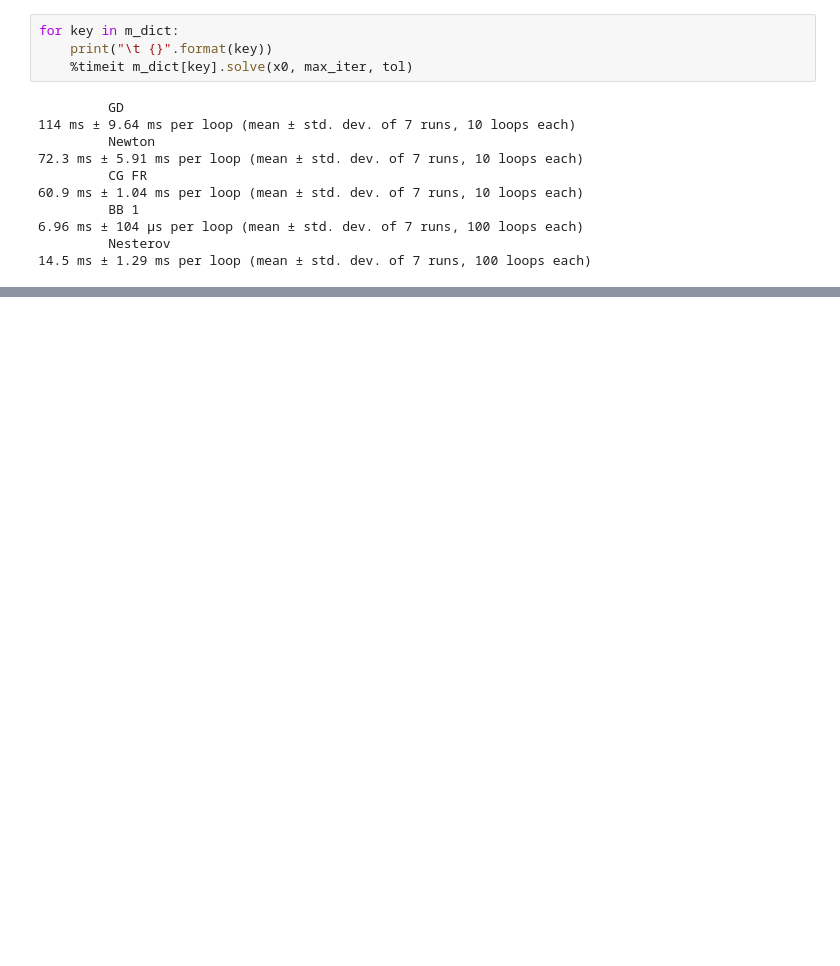
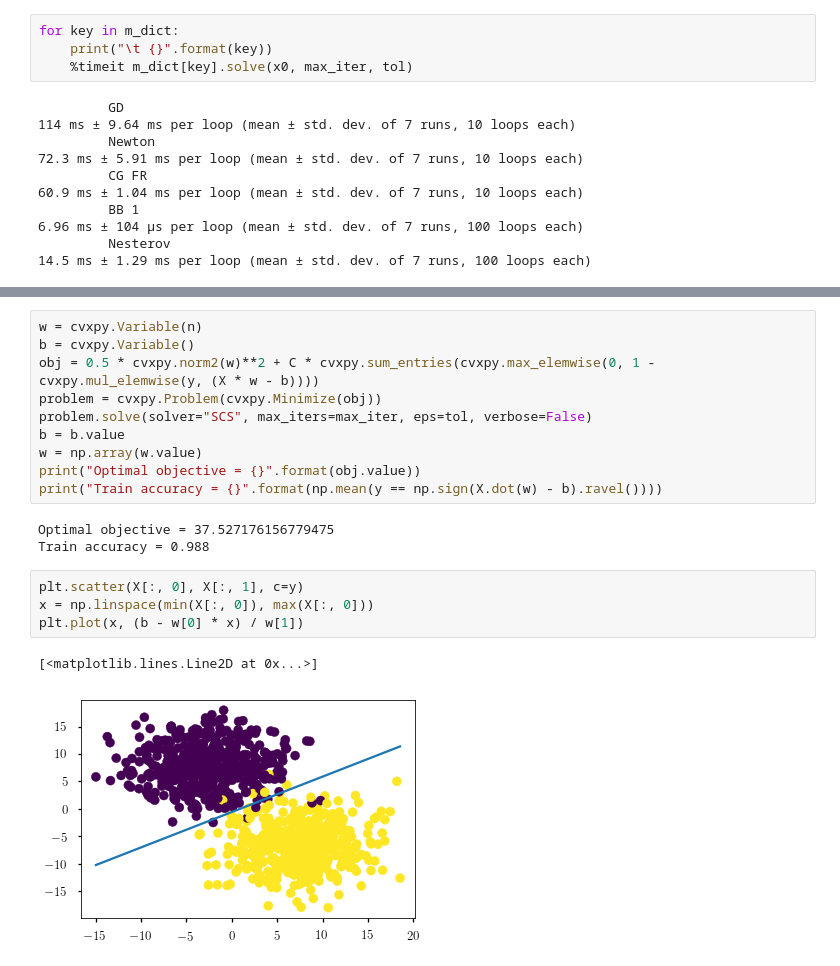
Before and after one commit to amkatrutsa/liboptpy, a Jupyter notebook: demo_unconstr_solvers.ipynb, the cells around one changed output, grey strips where cells are left out. Cells and saved outputs as stored; diff of their text form; blank space fills up the shorter version.

```diff
--- a/demo_unconstr_solvers.ipynb
+++ b/demo_unconstr_solvers.ipynb
@@ -367,0 +385,20 @@ for key in m_dict:
+# %%
+w = cvxpy.Variable(n)
+b = cvxpy.Variable()
+obj = 0.5 * cvxpy.norm2(w)**2 + C * cvxpy.sum_entries(cvxpy.max_elemwise(0, 1 - cvxpy.mul_elemwise(y, (X * w - b))))
+problem = cvxpy.Problem(cvxpy.Minimize(obj))
+problem.solve(solver="SCS", max_iters=max_iter, eps=tol, verbose=False)
+b = b.value
+w = np.array(w.value)
+print("Optimal objective = {}".format(obj.value))
+print("Train accuracy = {}".format(np.mean(y == np.sign(X.dot(w) - b).ravel())))
+# %% [output]
+Optimal objective = 37.527176156779475
+Train accuracy = 0.988
+# %%
+plt.scatter(X[:, 0], X[:, 1], c=y)
+x = np.linspace(min(X[:, 0]), max(X[:, 0]))
+plt.plot(x, (b - w[0] * x) / w[1])
+# %% [output]
+[<matplotlib.lines.Line2D at 0x...>]
+[figure, added]
```
Also changed, not shown: parts of 25 cells of this notebook, 1 other file.
